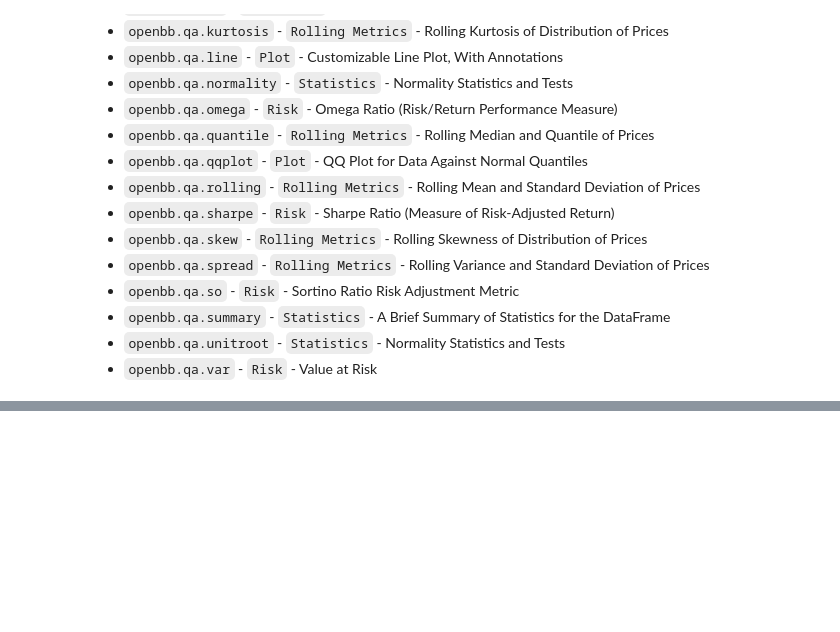
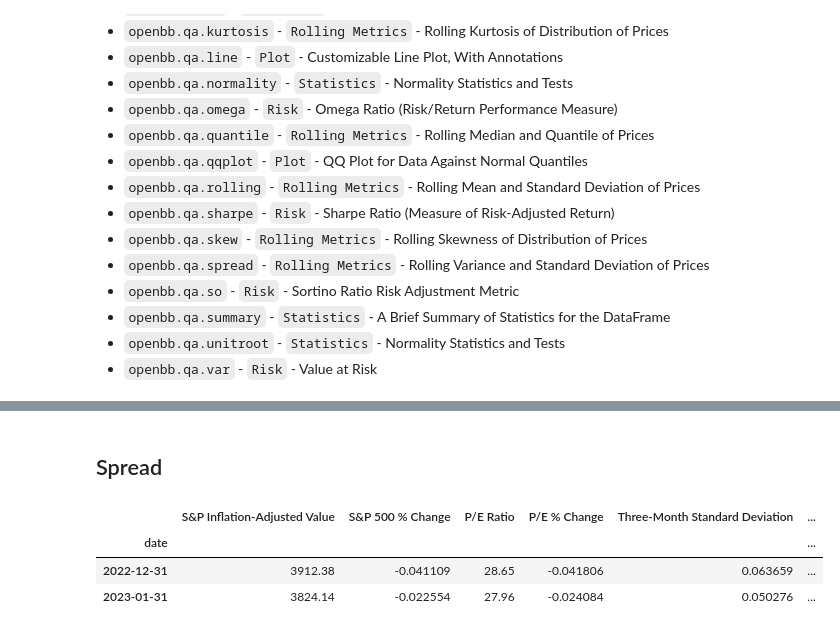
Before and after one commit to dMLTquant/openbb_sdk_exporation, a Jupyter notebook: obb_02-10_modules_quant-analysis.ipynb, the cells around one changed output, grey strips where cells are left out. Cells and saved outputs as stored; diff of their text form; code cells hidden in the pictures; blank space fills up the shorter version.

```diff
--- a/obb_02-10_modules_quant-analysis.ipynb
+++ b/obb_02-10_modules_quant-analysis.ipynb
@@ -48,0 +110,17 @@ Help on Breadcrumb in module openbb_terminal.core.library.breadcrumb:
+# %% [markdown]
+## Spread
+# %%
+std,variance = openbb.qa.spread(data = sp500_df['S&P 500 % Change'], window = 3)
+
+std.rename(columns = {'STDEV_3':'Three-Month Standard Deviation'}, inplace = True)
+variance.rename(columns = {'VAR_3': 'Three-Month Variance'}, inplace =True)
+
+sp500_df = sp500_df.join([std,variance])
+sp500_df.rename_axis('date', inplace = True)
+
+sp500_df.tail(2)
+# %% [output]
+|  | S&P Inflation-Adjusted Value | S&P 500 % Change | P/E Ratio | P/E % Change | Three-Month Standard Deviation | ... |
+| date |  |  |  |  |  | ... |
+| 2022-12-31 | 3912.38 | -0.041109 | 28.65 | -0.041806 | 0.063659 | ... |
+| 2023-01-31 | 3824.14 | -0.022554 | 27.96 | -0.024084 | 0.050276 | ... |
```
Also changed, not shown: parts of 10 cells of this notebook.
